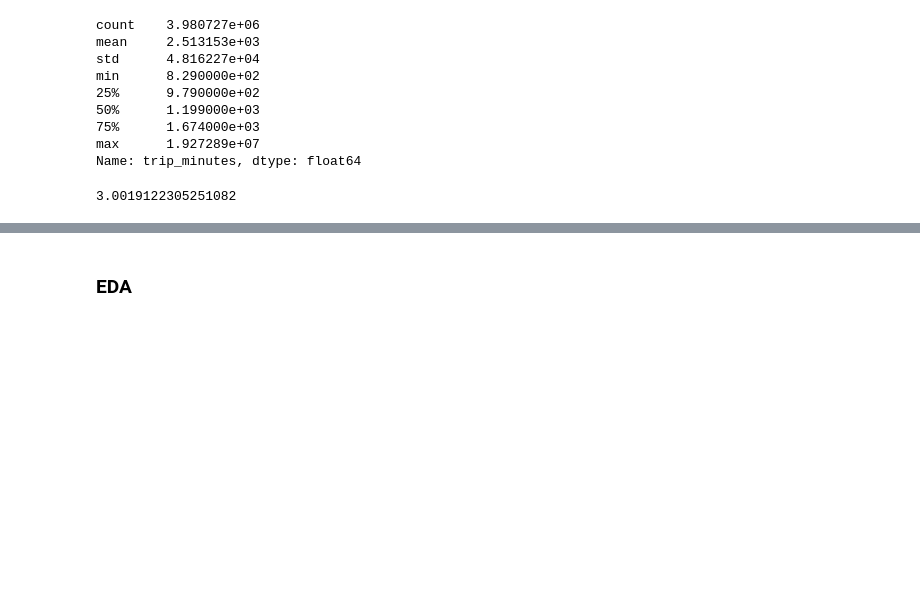
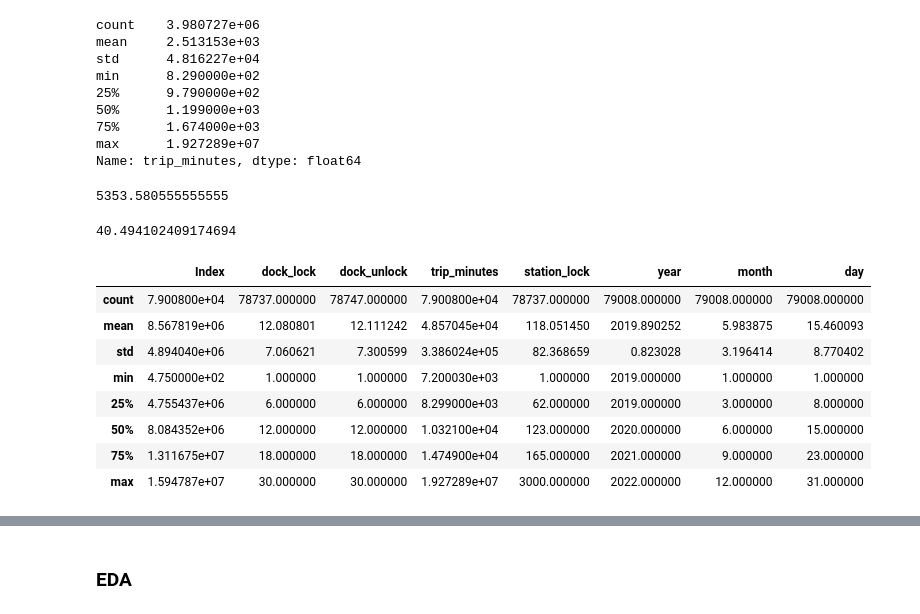
Before and after one commit to javi99/MT_predicting_BSD, a Jupyter notebook: processing/development/Data_Quality_Assessment.ipynb, the cells around one changed output, grey strips where cells are left out. Cells and saved outputs as stored; diff of their text form; code cells hidden in the pictures; blank space fills up the shorter version.

```diff
--- a/processing/development/Data_Quality_Assessment.ipynb
+++ b/processing/development/Data_Quality_Assessment.ipynb
@@ -259,7 +378,23 @@ min      8.290000e+02
 75%      1.674000e+03
 max      1.927289e+07
 Name: trip_minutes, dtype: float64
+# %%
+ (1.927289e+07/60)/ 60
+# %% [output]
+5353.580555555555
 # %%
-(len(trips[trips['trip_minutes'] > 48*60])/len(trips)) * 100
+(len(trips[trips['trip_minutes'] < 60])/len(trips)) * 100
 # %% [output]
-3.0019122305251082
+40.494102409174694
+# %%
+trips[trips['trip_minutes'] >  * 60 * 60].describe()
+# %% [output]
+|  | Index | dock_lock | dock_unlock | trip_minutes | station_lock | year | month | day |
+| count | 7.900800e+04 | 78737.000000 | 78747.000000 | 7.900800e+04 | 78737.000000 | 79008.000000 | 79008.000000 | 79008.000000 |
+| mean | 8.567819e+06 | 12.080801 | 12.111242 | 4.857045e+04 | 118.051450 | 2019.890252 | 5.983875 | 15.460093 |
+| std | 4.894040e+06 | 7.060621 | 7.300599 | 3.386024e+05 | 82.368659 | 0.823028 | 3.196414 | 8.770402 |
+| min | 4.750000e+02 | 1.000000 | 1.000000 | 7.200030e+03 | 1.000000 | 2019.000000 | 1.000000 | 1.000000 |
+| 25% | 4.755437e+06 | 6.000000 | 6.000000 | 8.299000e+03 | 62.000000 | 2019.000000 | 3.000000 | 8.000000 |
+| 50% | 8.084352e+06 | 12.000000 | 12.000000 | 1.032100e+04 | 123.000000 | 2020.000000 | 6.000000 | 15.000000 |
+| 75% | 1.311675e+07 | 18.000000 | 18.000000 | 1.474900e+04 | 165.000000 | 2021.000000 | 9.000000 | 23.000000 |
+| max | 1.594787e+07 | 30.000000 | 30.000000 | 1.927289e+07 | 3000.000000 | 2022.000000 | 12.000000 | 31.000000 |
```
Also changed, not shown: parts of 24 cells of this notebook.
